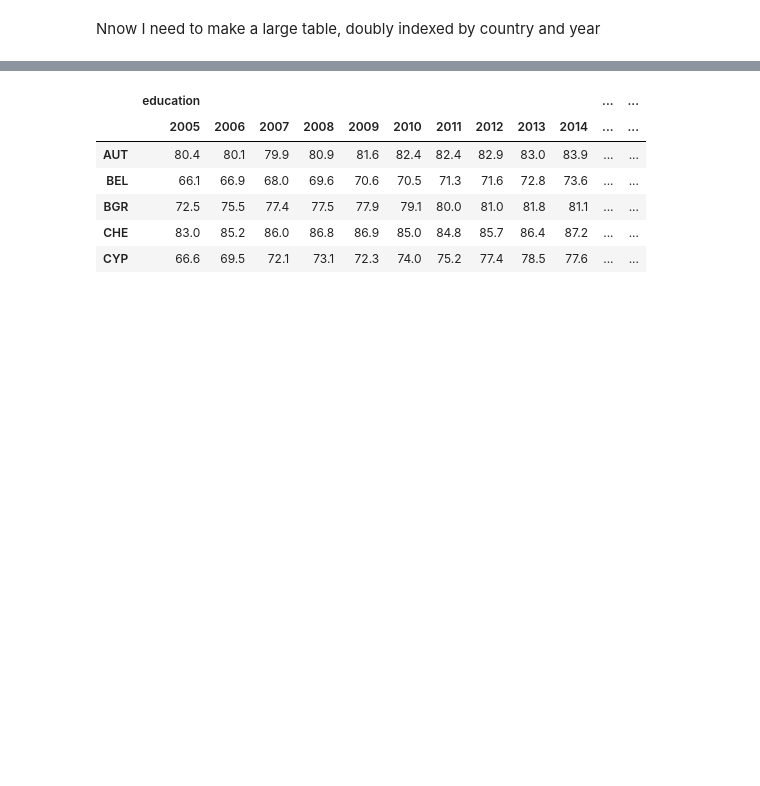
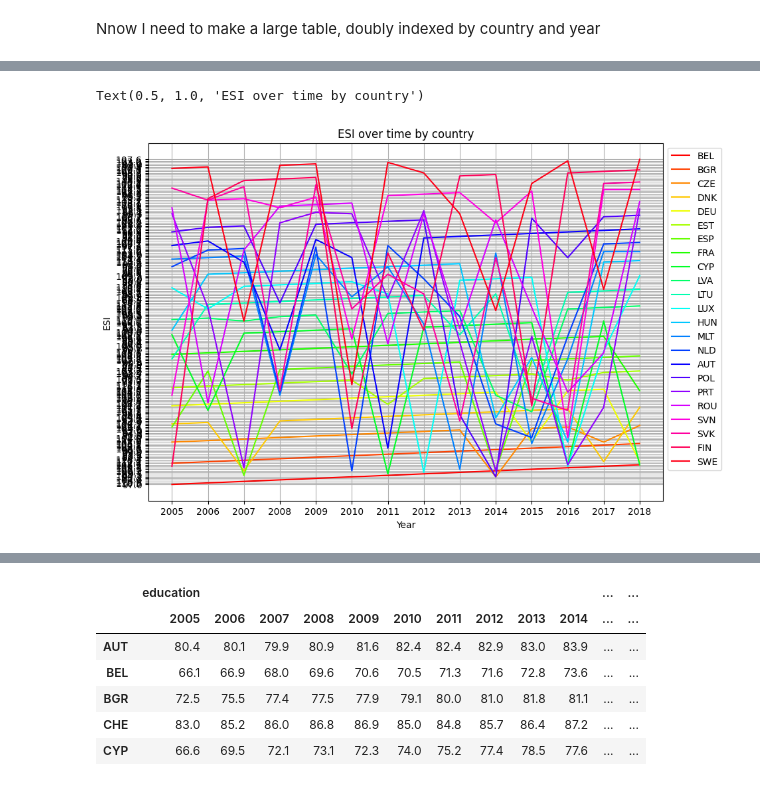
Before and after one commit to JoanneLin168/ADS-European-Productivity, a Jupyter notebook: Notebooks/pca.ipynb, the cells around one changed output, grey strips where cells are left out. Saved outputs shown, nothing was run; the diff lists cells and outputs as text; code cells hidden in the pictures; blank space fills up the shorter version.

```diff
--- a/Notebooks/pca.ipynb
+++ b/Notebooks/pca.ipynb
@@ -137,0 +160,19 @@ Nnow I need to make a large table, doubly indexed by country and year
+# %%
+numberOfRows = cleaned_esi.shape[0]
+numberOfColumns = cleaned_esi.shape[1]
+plt.figure(figsize=(10, 7))
+
+colors = plt.cm.hsv(np.linspace(0, 1, numberOfRows))
+
+for row in range(numberOfRows):
+    countryCode = cleaned_esi.iloc[row].name
+    plt.plot(np.array(cleaned_esi.columns[0:]), cleaned_esi.iloc[row][0:], color=colors[row], label=countryCode)
+
+plt.grid()
+plt.legend(bbox_to_anchor=(1.0, 1.0), loc='best')
+plt.xlabel('Year')
+plt.ylabel('ESI')
+plt.title("ESI over time by country")
+# %% [output]
+Text(0.5, 1.0, 'ESI over time by country')
+[figure, added]
```
Also changed, not shown: parts of 11 cells of this notebook, 1 other file.
